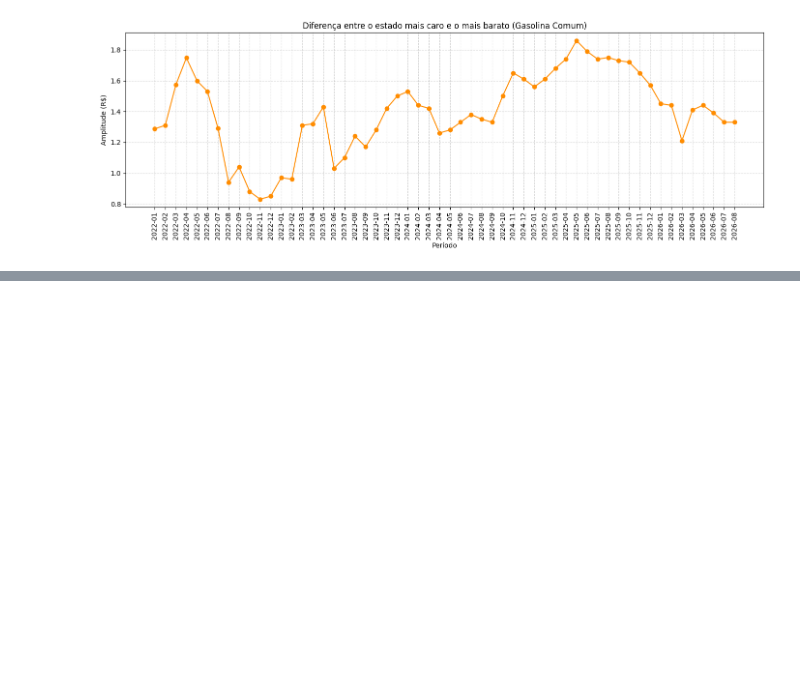
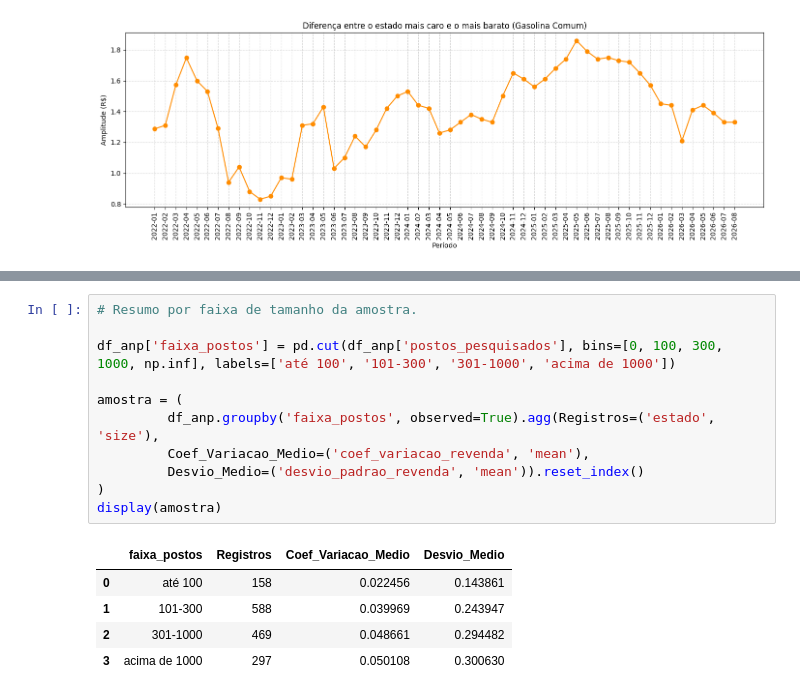
Before and after one commit to vitorjensen/Python_para_Analise_de_Dados, a Jupyter notebook: Projetos/Análise Exploratória de Combustível/Análise_Exploratória_de_Combustível.ipynb, the cells around one changed output, grey strips where cells are left out. Saved outputs shown, nothing was run; the diff lists cells and outputs as text; blank space fills up the shorter version.

```diff
--- a/Projetos/Análise Exploratória de Combustível/Análise_Exploratória_de_Combustível.ipynb
+++ b/Projetos/Análise Exploratória de Combustível/Análise_Exploratória_de_Combustível.ipynb
@@ -724,0 +694,17 @@ plt.show()
+# %%
+# Resumo por faixa de tamanho da amostra.
+
+df_anp['faixa_postos'] = pd.cut(df_anp['postos_pesquisados'], bins=[0, 100, 300, 1000, np.inf], labels=['até 100', '101-300', '301-1000', 'acima de 1000'])
+
+amostra = (
+         df_anp.groupby('faixa_postos', observed=True).agg(Registros=('estado', 'size'),
+         Coef_Variacao_Medio=('coef_variacao_revenda', 'mean'),
+         Desvio_Medio=('desvio_padrao_revenda', 'mean')).reset_index()
+)
+display(amostra)
+# %% [output]
+|  | faixa_postos | Registros | Coef_Variacao_Medio | Desvio_Medio |
+| 0 | até 100 | 158 | 0.022456 | 0.143861 |
+| 1 | 101-300 | 588 | 0.039969 | 0.243947 |
+| 2 | 301-1000 | 469 | 0.048661 | 0.294482 |
+| 3 | acima de 1000 | 297 | 0.050108 | 0.300630 |
```
Also changed, not shown: parts of 12 cells of this notebook.
